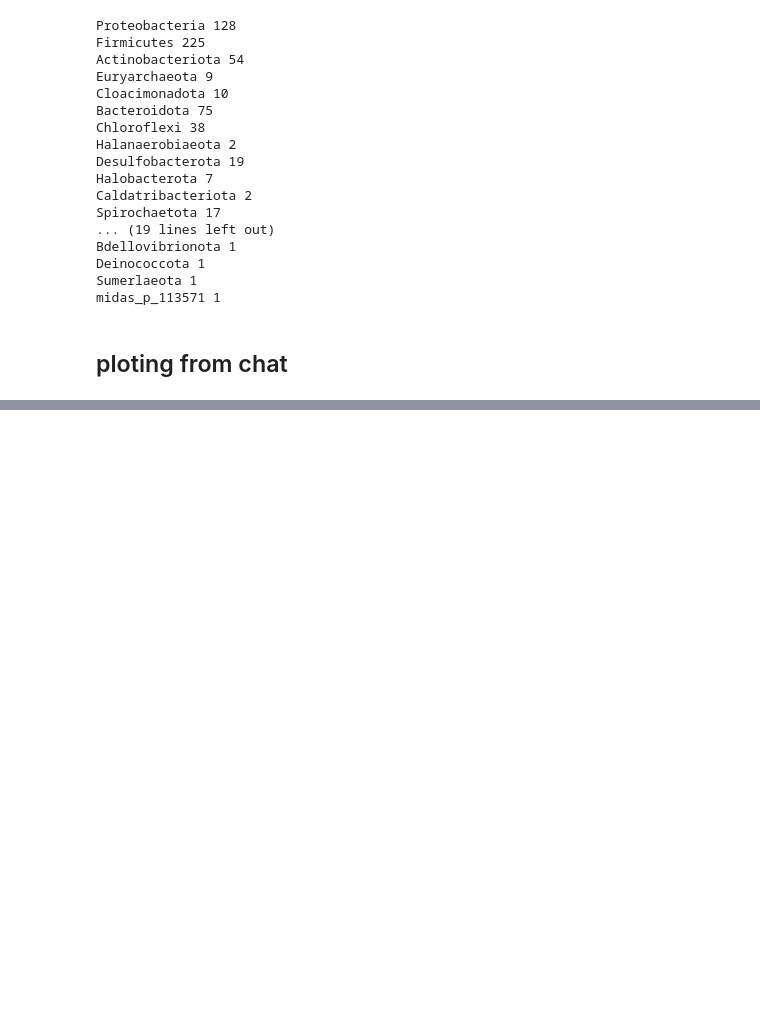
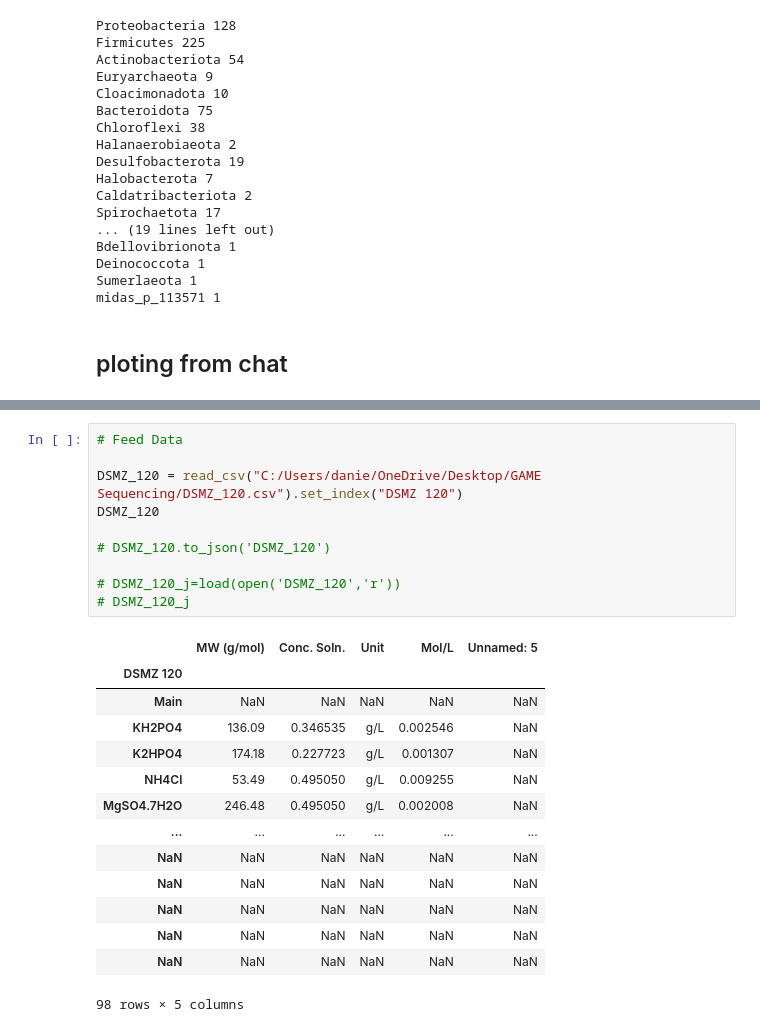
Before and after one commit to danielmorrow90/Methanogenesis-Metabolic-Modelling-Project-, a Jupyter notebook: processin.ipynb, the cells around one changed output, grey strips where cells are left out. Cells and saved outputs as stored; diff of their text form; blank space fills up the shorter version.

```diff
--- a/processin.ipynb
+++ b/processin.ipynb
@@ -307,0 +447,25 @@ ValueError: DataFrame index must be unique for orient='columns'.
+# %%
+# Feed Data
+
+DSMZ_120 = read_csv("C:/Users/danie/OneDrive/Desktop/GAME Sequencing/DSMZ_120.csv").set_index("DSMZ 120")
+DSMZ_120
+
+# DSMZ_120.to_json('DSMZ_120')
+
+# DSMZ_120_j=load(open('DSMZ_120','r'))
+# DSMZ_120_j
+# %% [output]
+|  | MW (g/mol) | Conc. Soln. | Unit | Mol/L | Unnamed: 5 |
+| DSMZ 120 |  |  |  |  |  |
+| Main | NaN | NaN | NaN | NaN | NaN |
+| KH2PO4 | 136.09 | 0.346535 | g/L | 0.002546 | NaN |
+| K2HPO4 | 174.18 | 0.227723 | g/L | 0.001307 | NaN |
+| NH4Cl | 53.49 | 0.495050 | g/L | 0.009255 | NaN |
+| MgSO4.7H2O | 246.48 | 0.495050 | g/L | 0.002008 | NaN |
+| ... | ... | ... | ... | ... | ... |
+| NaN | NaN | NaN | NaN | NaN | NaN |
+| NaN | NaN | NaN | NaN | NaN | NaN |
+| NaN | NaN | NaN | NaN | NaN | NaN |
+| NaN | NaN | NaN | NaN | NaN | NaN |
+| NaN | NaN | NaN | NaN | NaN | NaN |
+98 rows × 5 columns
```
Also changed, not shown: parts of 8 cells of this notebook, 10 other files.
